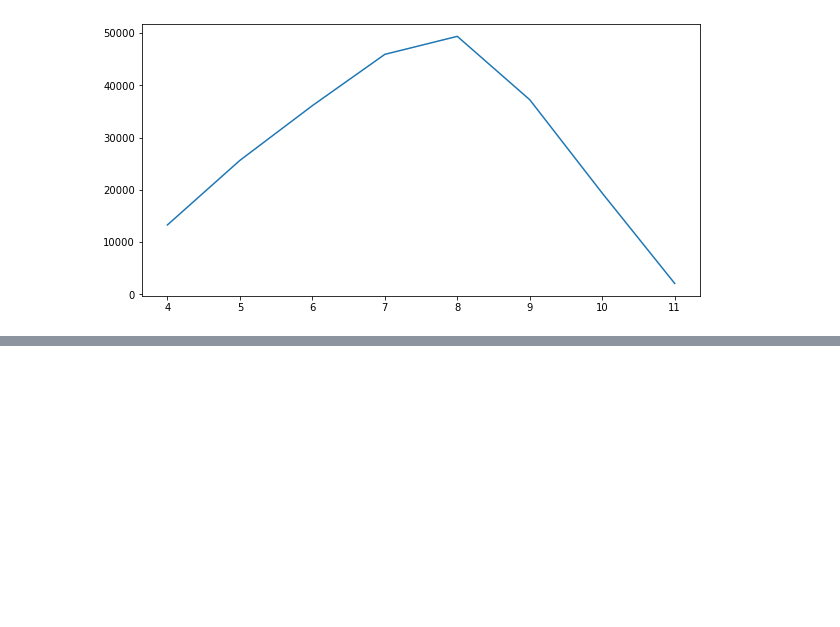
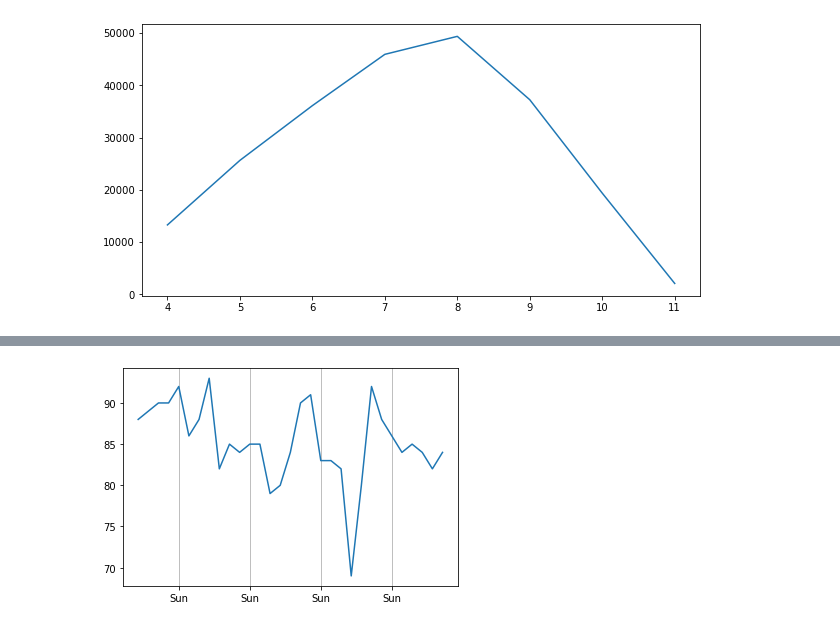
Before and after one commit to luchovzla/project-1, a Jupyter notebook: nice_ride_2020/Nice Ride 2020.ipynb, the cells around one changed output, grey strips where cells are left out. Drawn from its saved outputs; the diff is of its cells as text; code cells hidden in the pictures; blank space fills up the shorter version.

```diff
--- a/nice_ride_2020/Nice Ride 2020.ipynb
+++ b/nice_ride_2020/Nice Ride 2020.ipynb
@@ -282,0 +364,12 @@ plt.show()
+# %%
+x_axis = np.arange(1,32,1)
+
+plt.figure(figsize=(6,4))
+plt.plot(x_axis, jul_rides.high_temps)
+tick_locations = (5, 12, 19, 26)
+labels = ("Sun", "Sun", "Sun", "Sun")
+plt.xticks(tick_locations, labels)
+plt.grid(which="major", axis="x")
+plt.show()
+# %% [output]
+[figure, added]
```
Also changed, not shown: parts of 5 cells of this notebook.
